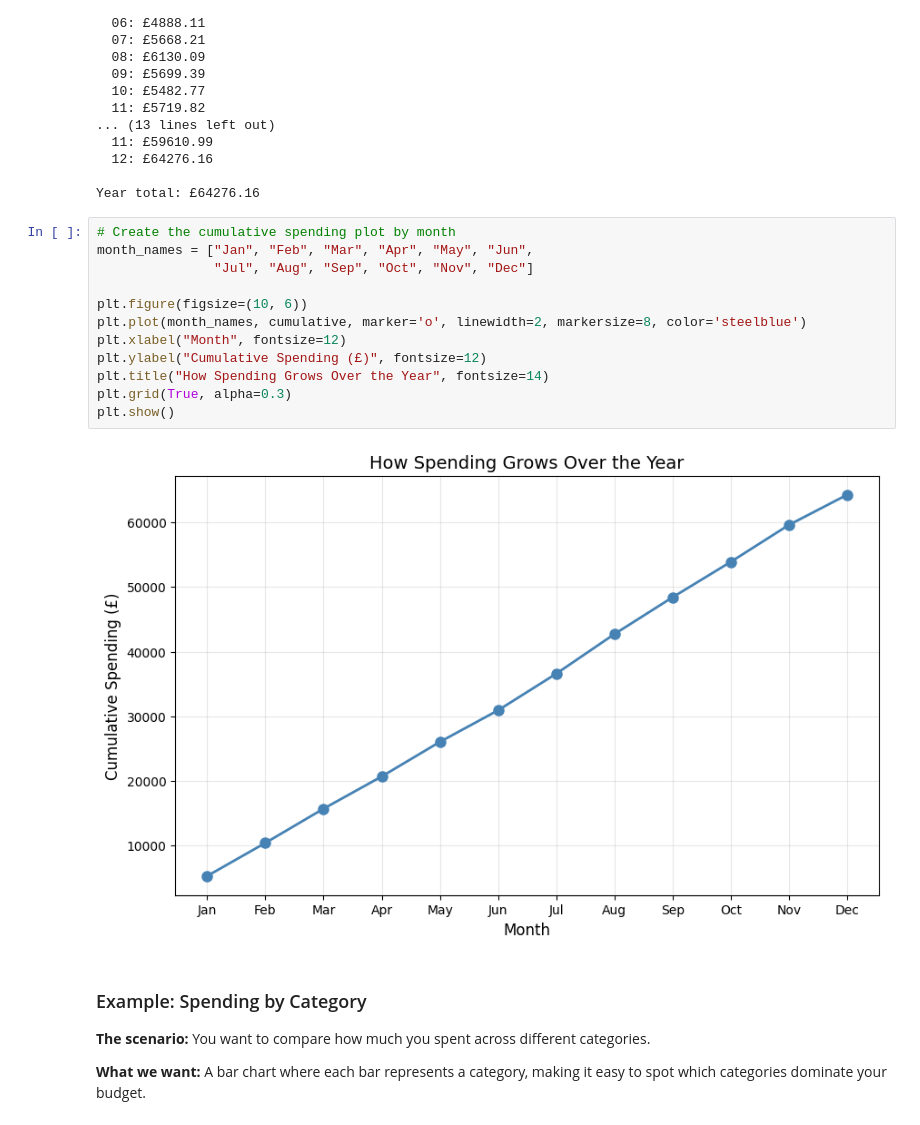
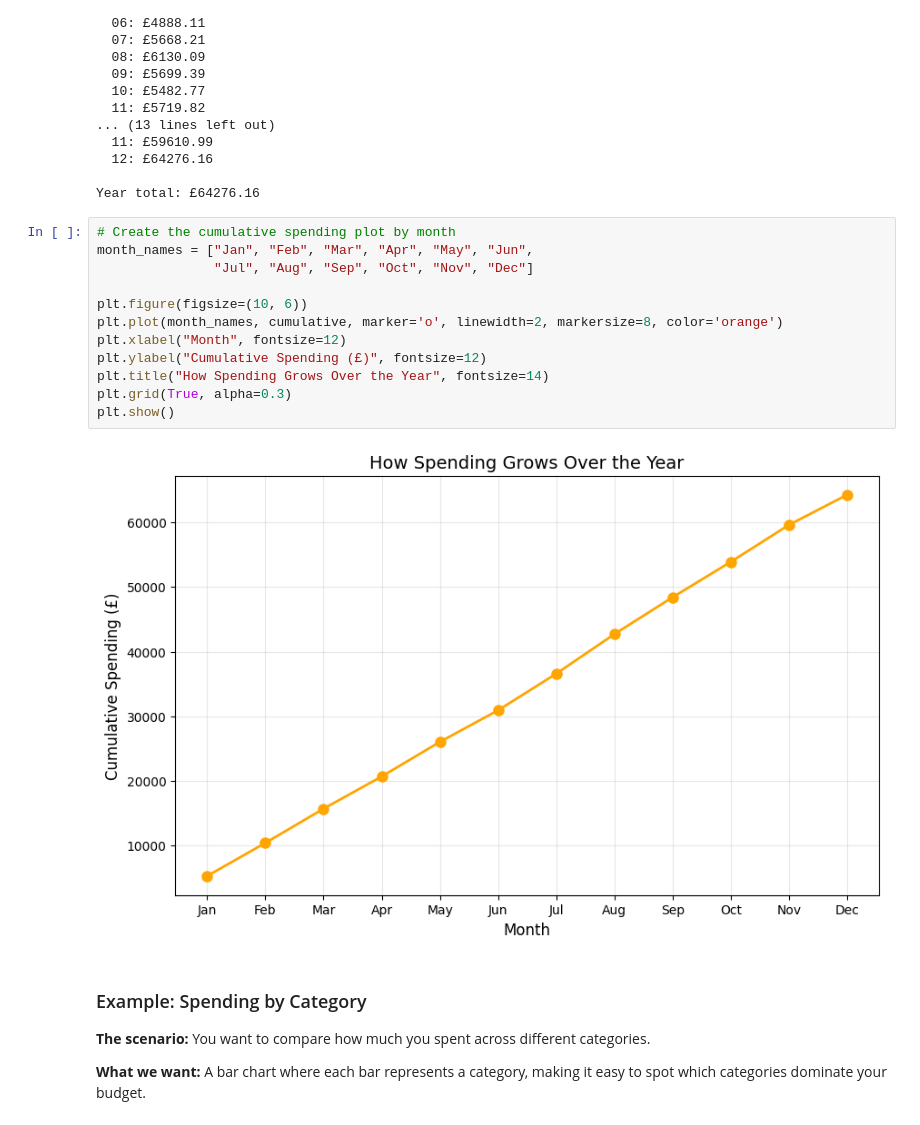
Before and after one commit to Lenakeiz/ICN_Programming_Course, a Jupyter notebook: week_6/week_6.ipynb, the cells around one changed output. Saved outputs shown, nothing was run; the diff lists cells and outputs as text.

```diff
--- a/week_6/week_6.ipynb
+++ b/week_6/week_6.ipynb
@@ -946,17 +946,17 @@ Year total: £64276.16
 # %%
 # Create the cumulative spending plot by month
 month_names = ["Jan", "Feb", "Mar", "Apr", "May", "Jun",
                "Jul", "Aug", "Sep", "Oct", "Nov", "Dec"]
 
 plt.figure(figsize=(10, 6))
-plt.plot(month_names, cumulative, marker='o', linewidth=2, markersize=8, color='steelblue')
+plt.plot(month_names, cumulative, marker='o', linewidth=2, markersize=8, color='orange')
 plt.xlabel("Month", fontsize=12)
 plt.ylabel("Cumulative Spending (£)", fontsize=12)
 plt.title("How Spending Grows Over the Year", fontsize=14)
 plt.grid(True, alpha=0.3)
 plt.show()
 # %% [output]
-[figure, old version]
+[figure, new version]
 # %% [markdown]
 ### Example: Spending by Category
 
```
Also changed, not shown: parts of 1 cell of this notebook, 1 other file.
